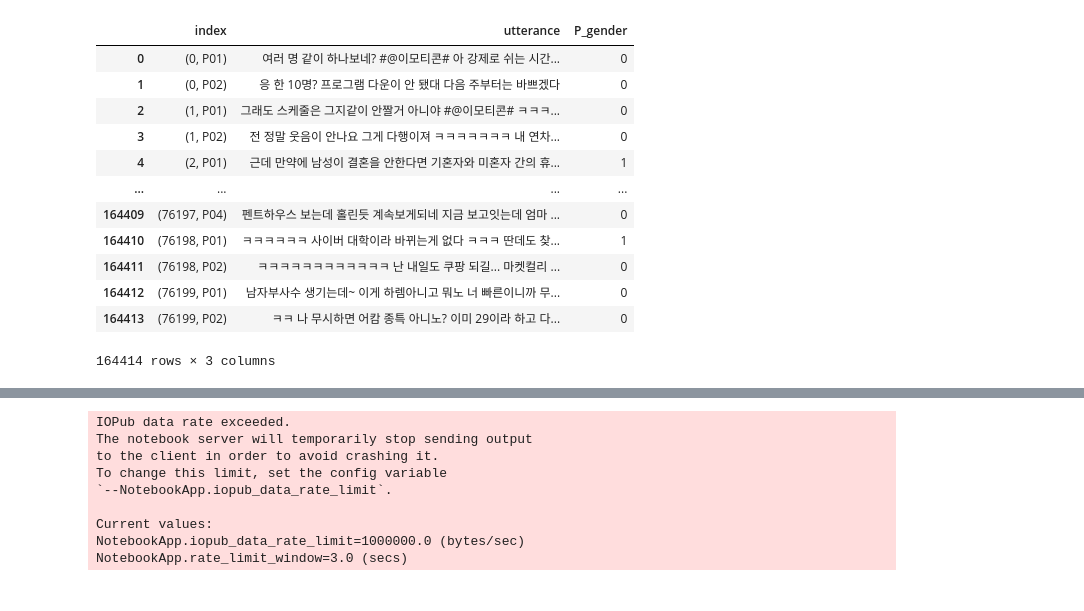
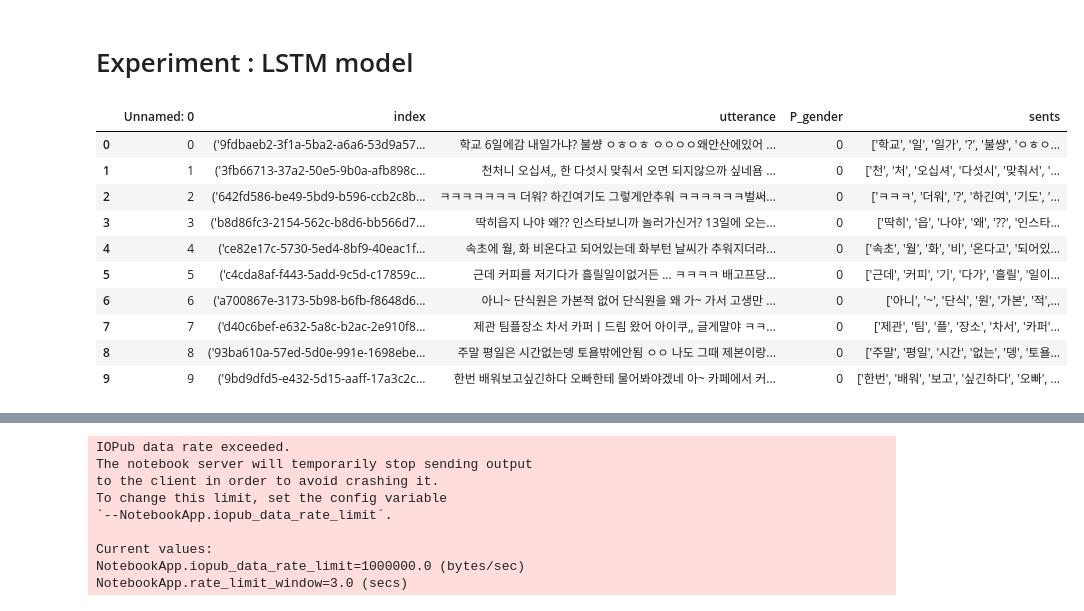
Before and after one commit to hongsy0113/cose461-NLP-project-choi-hong, a Jupyter notebook: LSTM.ipynb, the cells around one changed output, grey strips where cells are left out. Cells and saved outputs as stored; diff of their text form; code cells hidden in the pictures.

```diff
--- a/LSTM.ipynb
+++ b/LSTM.ipynb
@@ -176,18 +52,20 @@ s.head(15)
-# %%
-df = pd.merge(left = s.reset_index(), right = df[['P_gender','index']], how = "left", left_on=['index'], right_on= ['index'], sort=False).drop_duplicates().set_index('index').reset_index()
-df
-# %% [output]
-|  | index | utterance | P_gender |
-| 0 | (0, P01) | 여러 명 같이 하나보네? #@이모티콘# 아 강제로 쉬는 시간... | 0 |
-| 1 | (0, P02) | 응 한 10명? 프로그램 다운이 안 됐대 다음 주부터는 바쁘겠다 | 0 |
-| 2 | (1, P01) | 그래도 스케줄은 그지같이 안짤거 아니야 #@이모티콘# ㅋㅋㅋ... | 0 |
-| 3 | (1, P02) | 전 정말 웃음이 안나요 그게 다행이져 ㅋㅋㅋㅋㅋㅋㅋ 내 연차... | 0 |
-| 4 | (2, P01) | 근데 만약에 남성이 결혼을 안한다면 기혼자와 미혼자 간의 휴... | 1 |
-| ... | ... | ... | ... |
-| 164409 | (76197, P04) | 펜트하우스 보는데 홀린듯 계속보게되네 지금 보고잇는데 엄마 ... | 0 |
-| 164410 | (76198, P01) | ㅋㅋㅋㅋㅋㅋ 사이버 대학이라 바뀌는게 없다 ㅋㅋㅋ 딴데도 찾... | 1 |
-| 164411 | (76198, P02) | ㅋㅋㅋㅋㅋㅋㅋㅋㅋㅋㅋㅋ 난 내일도 쿠팡 되길... 마켓컬리 ... | 0 |
-| 164412 | (76199, P01) | 남자부사수 생기는데~ 이게 하렘아니고 뭐노 너 빠른이니까 무... | 0 |
-| 164413 | (76199, P02) | ㅋㅋ 나 무시하면 어캄 종특 아니노? 이미 29이라 하고 다... | 0 |
-164414 rows × 3 columns
+# %% [markdown]
+# Experiment : LSTM model
+# %%
+df = pd.read_csv('/content/gdrive/MyDrive/cose461/result_data_100.csv')
+df.head(10)
+# df['sents'] = df['sents'].str.replace('[', '')
+# df['sents'] = df['sents'].str.replace(']', '')
+# %% [output]
+|  | Unnamed: 0 | index | utterance | P_gender | sents |
+| 0 | 0 | ('9fdbaeb2-3f1a-5ba2-a6a6-53d9a57... | 학교 6일에감 내일가냐? 불썅 ㅇㅎㅇㅎ ㅇㅇㅇㅇ왜안산에있어 ... | 0 | ['학교', '일', '일가', '?', '불썅', 'ㅇㅎㅇ... |
+| 1 | 1 | ('3fb66713-37a2-50e5-9b0a-afb898c... | 천처니 오십셔,, 한 다섯시 맞춰서 오면 되지않으까 싶네욤 ... | 0 | ['천', '처', '오십셔', '다섯시', '맞춰서', '... |
+| 2 | 2 | ('642fd586-be49-5bd9-b596-ccb2c8b... | ㅋㅋㅋㅋㅋㅋㅋ 더워? 하긴여기도 그렇게안추워 ㅋㅋㅋㅋㅋㅋ벌써... | 0 | ['ㅋㅋㅋ', '더워', '?', '하긴여', '기도', '... |
+| 3 | 3 | ('b8d86fc3-2154-562c-b8d6-bb566d7... | 딱히읍지 나야 왜?? 인스타보니까 놀러가신거? 13일에 오는... | 0 | ['딱히', '읍', '나야', '왜', '??', '인스타... |
+| 4 | 4 | ('ce82e17c-5730-5ed4-8bf9-40eac1f... | 속초에 월, 화 비온다고 되어있는데 화부턴 날씨가 추워지더라... | 0 | ['속초', '월', '화', '비', '온다고', '되어있... |
+| 5 | 5 | ('c4cda8af-f443-5add-9c5d-c17859c... | 근데 커피를 저기다가 흘릴일이없거든 ... ㅋㅋㅋㅋ 배고프당... | 0 | ['근데', '커피', '기', '다가', '흘릴', '일이... |
+| 6 | 6 | ('a700867e-3173-5b98-b6fb-f8648d6... | 아니~ 단식원은 가본적 없어 단식원을 왜 가~ 가서 고생만 ... | 0 | ['아니', '~', '단식', '원', '가본', '적',... |
+| 7 | 7 | ('d40c6bef-e632-5a8c-b2ac-2e910f8... | 제관 팀플장소 차서 카퍼ㅣ드림 왔어 아이쿠,, 글게말야 ㅋㅋ... | 0 | ['제관', '팀', '플', '장소', '차서', '카퍼'... |
+| 8 | 8 | ('93ba610a-57ed-5d0e-991e-1698ebe... | 주말 평일은 시간없는뎅 토욜밖에안됨 ㅇㅇ 나도 그때 제본이랑... | 0 | ['주말', '평일', '시간', '없는', '뎅', '토욜... |
+| 9 | 9 | ('9bd9dfd5-e432-5d15-aaff-17a3c2c... | 한번 배워보고싶긴하다 오빠한테 물어봐야겠네 아~ 카페에서 커... | 0 | ['한번', '배워', '보고', '싶긴하다', '오빠', ... |
 # %%
```
Also changed, not shown: parts of 30 cells of this notebook.
